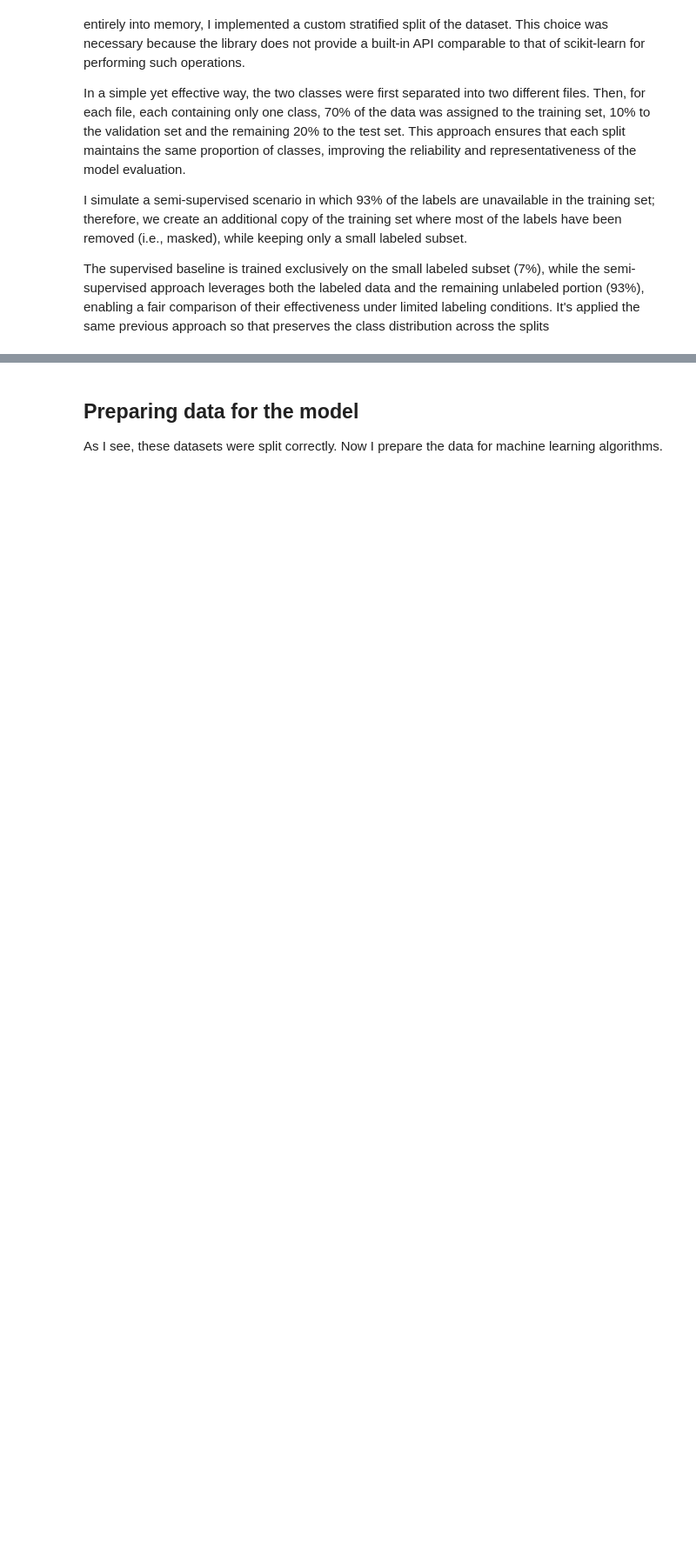
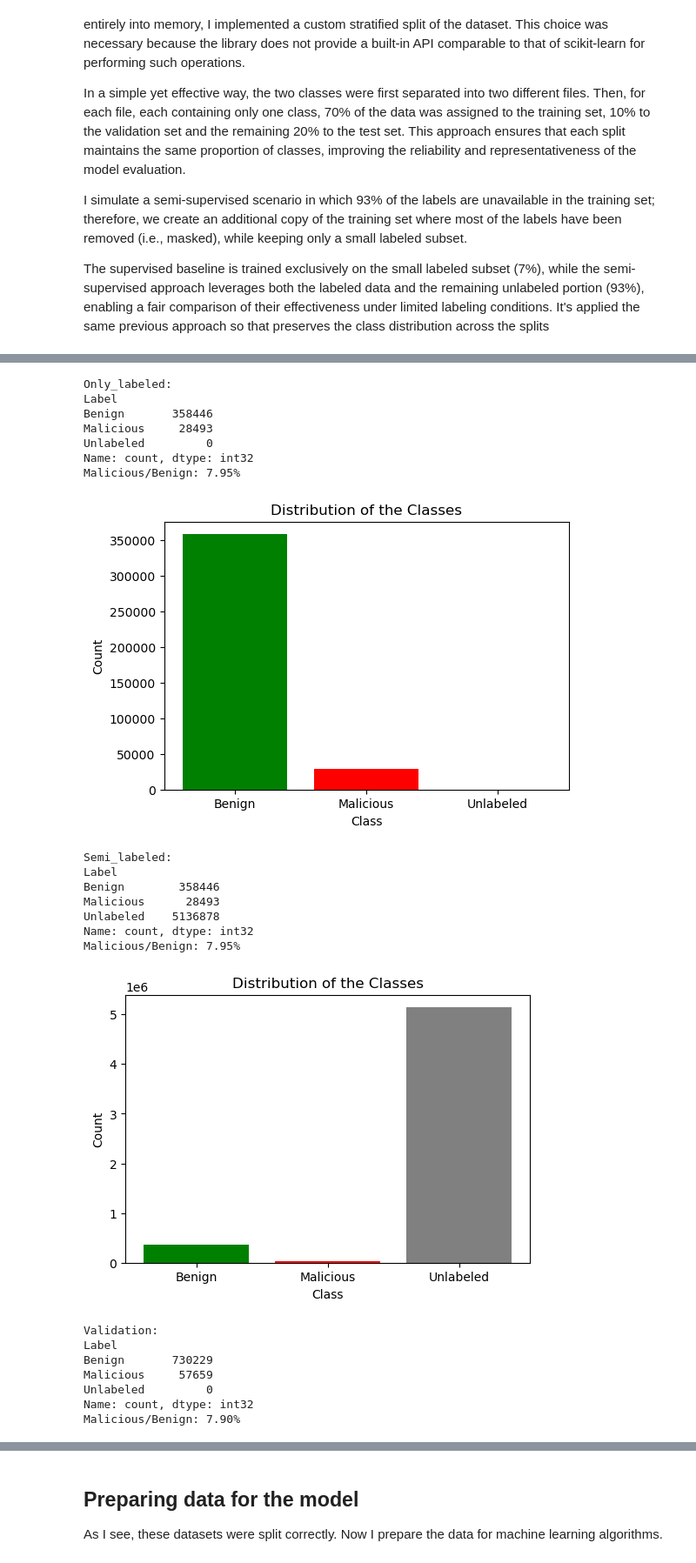
Before and after one commit to ZBaldi/Machine-Learning-Project, a Jupyter notebook: VALERIO_BALDAZZI_CSE-CIC-IDS2018_SSL.ipynb, the cells around one changed output, grey strips where cells are left out. Shown at 87% size. Cells and saved outputs as stored; diff of their text form; code cells hidden in the pictures; blank space fills up the shorter version.

```diff
--- a/VALERIO_BALDAZZI_CSE-CIC-IDS2018_SSL.ipynb
+++ b/VALERIO_BALDAZZI_CSE-CIC-IDS2018_SSL.ipynb
@@ -139,6 +248,10 @@ The supervised baseline is trained exclusively on the small labeled subset (7%),
 # %%
 def saveData(dataset, path):
     dataset.to_csv(path, index = False, single_file = True)
+
+def deleteData(path):
+    if(os.path.isfile(path)):
+        os.remove(path)
 
 def divideDataset(dataset):
     benign = dataset[dataset["Label"] == 0]
@@ -150,36 +263,64 @@ def createTrainAndTestSetAndValidationSet(dataset_class1, dataset_class2):
     fractions = [0.7, 0.1, 0.2]
     fractions2 = [0.93, 0.07]
     train_set1, validation_set1, test_set1 = dataset_class1.random_split(fractions, random_state = RANDOM_STATE)
     train_set2, validation_set2, test_set2 = dataset_class2.random_split(fractions, random_state = RANDOM_STATE)
     train_set1_unlabeled, train_set1_labeled = train_set1.random_split(fractions2, random_state = RANDOM_STATE)
     train_set2_unlabeled, train_set2_labeled = train_set2.random_split(fractions2, random_state = RANDOM_STATE)
     train_set1_unlabeled["Label"] = -1
     train_set2_unlabeled["Label"] = -1
     train_set_only_labeled = dd.concat([train_set1_labeled, train_set2_labeled])
     train_set_only_labeled_shuffled = train_set_only_labeled.sample(frac = 1, random_state = RANDOM_STATE)  #trick to shuffle in Dask
     train_set_semi_labeled = dd.concat([train_set1_labeled, train_set2_labeled, train_set1_unlabeled, train_set2_unlabeled])
     train_set_semi_labeled_shuffled = train_set_semi_labeled.sample(frac = 1, random_state = RANDOM_STATE)  #trick to shuffle in Dask
     saveData(train_set_only_labeled_shuffled, "Dataset/train_set_only_labeled.csv")
     saveData(train_set_semi_labeled_shuffled, "Dataset/train_set_semi_labeled.csv")
     saveData(dd.concat([validation_set1, validation_set2]), "Dataset/validation_set.csv")
     saveData(dd.concat([test_set1, test_set2]), "Dataset/test_set.csv")
 
-def stratified_train_test_split(dataset):
+def stratified_train_test_split(dataset, overwrite):
     if not (os.path.isfile("Dataset/train_set_only_labeled.csv") and os.path.isfile("Dataset/train_set_semi_labeled.csv")
-            and os.path.isfile("Dataset/test_set.csv") and os.path.isfile("Dataset/validation_set.csv")):
+            and os.path.isfile("Dataset/test_set.csv") and os.path.isfile("Dataset/validation_set.csv")) or overwrite:
+        if(overwrite):
+            paths = ["Dataset/benign_classes.csv", "Dataset/malicious_classes.csv", "Dataset/train_set_only_labeled.csv",
+                     "Dataset/train_set_semi_labeled.csv", "Dataset/validation_set.csv", "Dataset/test_set.csv"]
+            for path in paths:
+                deleteData(path)
         divideDataset(dataset)
         benign = dd.read_csv("Dataset/benign_classes.csv")
         malicious = dd.read_csv("Dataset/malicious_classes.csv")
         createTrainAndTestSetAndValidationSet(benign, malicious)
     train_set_only_labeled = dd.read_csv("Dataset/train_set_only_labeled.csv", dtype = {"Label": "int32"})
     train_set_semi_labeled = dd.read_csv("Dataset/train_set_semi_labeled.csv", dtype = {"Label": "int32"})
     validation_set = dd.read_csv("Dataset/validation_set.csv", dtype = {"Label": "int32"})
     test_set = dd.read_csv("Dataset/test_set.csv", dtype = {"Label": "int32"})
     return train_set_only_labeled, train_set_semi_labeled, validation_set, test_set
 
-train_set_only_labeled, train_set_semi_labeled, validation_set, test_set = stratified_train_test_split(dataset)
+train_set_only_labeled, train_set_semi_labeled, validation_set, test_set = stratified_train_test_split(dataset, False)
 datasets = [("Only_labeled", train_set_only_labeled), ("Semi_labeled", train_set_semi_labeled), ("Validation", validation_set), ("Test", test_set)]
-print("\n")
-for name, dataset in datasets:
+for name, dt in datasets:
     print(f"{name}:")
-    showCounts(dataset, "Label", ["Benign", "Malicious", "Unlabeled"], {0: "Benign", 1: "Malicious", -1: "Unlabeled"}, 6, 4, "Distribution of the Classes", "Class", "Count", ['green', 'red', 'grey'], True)
+    showCounts(dt, "Label", ["Benign", "Malicious", "Unlabeled"], {0: "Benign", 1: "Malicious", -1: "Unlabeled"}, 6, 4, "Distribution of the Classes", "Class", "Count", ['green', 'red', 'grey'], True)
+# %% [output]
+Only_labeled:
+Label
+Benign       358446
+Malicious     28493
+Unlabeled         0
+Name: count, dtype: int32
+Malicious/Benign: 7.95%
+[figure, added]
+Semi_labeled:
+Label
+Benign        358446
+Malicious      28493
+Unlabeled    5136878
+Name: count, dtype: int32
+Malicious/Benign: 7.95%
+[figure, added]
+Validation:
+Label
+Benign       730229
+Malicious     57659
+Unlabeled         0
+Name: count, dtype: int32
+Malicious/Benign: 7.90%
```
Also changed, not shown: parts of 59 cells of this notebook.
